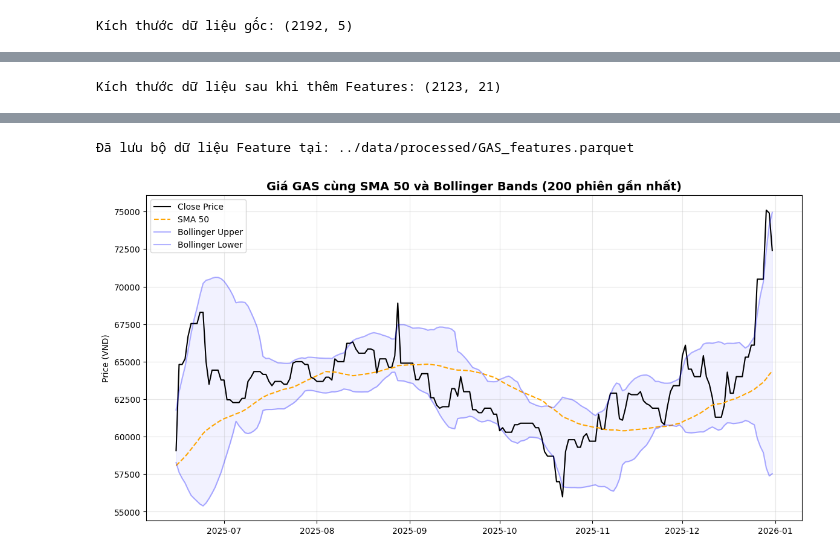
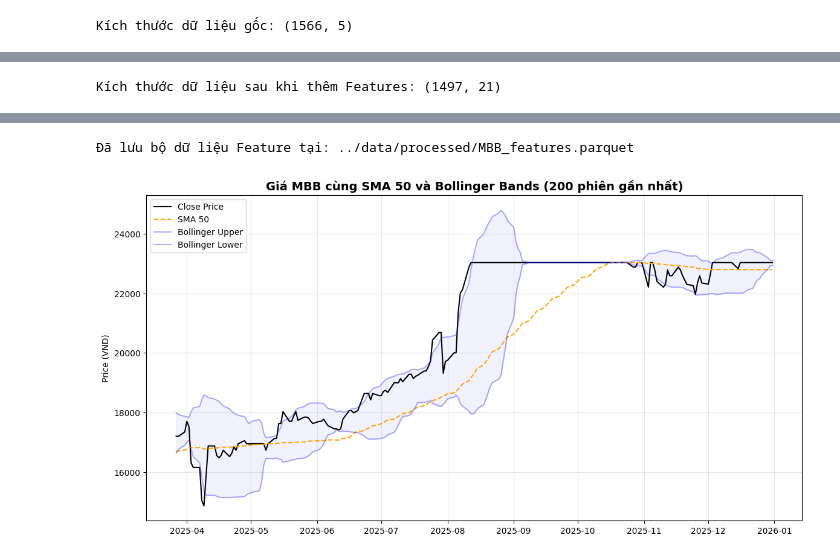
Before and after one commit to chungdangitnet/AI-Quant-Trading, a Jupyter notebook: notebook/05_technical_indicators.ipynb, the cells around one changed output, grey strips where cells are left out. Cells and saved outputs as stored; diff of their text form; code cells hidden in the pictures.

```diff
--- a/notebook/05_technical_indicators.ipynb
+++ b/notebook/05_technical_indicators.ipynb
@@ -13,7 +13,7 @@ from utils.feature_engineer import TechnicalFeatures
 %autoreload 2
 
 # Cell 2: Đọc dữ liệu
-df_clean = pd.read_parquet("../data/processed/GAS_cleaned.parquet")
+df_clean = pd.read_parquet("../data/processed/MBB_cleaned.parquet")
 print("Kích thước dữ liệu gốc:", df_clean.shape)
 
 # Cell 3: Sinh Feature Đặc trưng
@@ -25,7 +25,7 @@ print(f"Kích thước dữ liệu sau khi thêm Features: {df_features.shape}")
 display(df_features.iloc[-5:, -10:])
 
 # Cell 4: Lưu dữ liệu để huấn luyện ML
-output_path = "../data/processed/GAS_features.parquet"
+output_path = "../data/processed/MBB_features.parquet"
 df_features.to_parquet(output_path)
 print(f"Đã lưu bộ dữ liệu Feature tại: {output_path}")
 
@@ -41,7 +41,7 @@ plt.plot(plot_df.index, plot_df['BBU_20_2.0'], label='Bollinger Upper', color='b
 plt.plot(plot_df.index, plot_df['BBL_20_2.0'], label='Bollinger Lower', color='blue', alpha=0.3)
 plt.fill_between(plot_df.index, plot_df['BBL_20_2.0'], plot_df['BBU_20_2.0'], color='blue', alpha=0.05)
 
-plt.title("Giá GAS cùng SMA 50 và Bollinger Bands (200 phiên gần nhất)", fontsize=14, fontweight="bold")
+plt.title("Giá MBB cùng SMA 50 và Bollinger Bands (200 phiên gần nhất)", fontsize=14, fontweight="bold")
 plt.ylabel("Price (VND)")
 plt.legend()
 plt.grid(True, alpha=0.3)
@@ -51 +51 @@ plt.show()
-Kích thước dữ liệu gốc: (2192, 5)
+Kích thước dữ liệu gốc: (1566, 5)
@@ -54,3 +54,3 @@ Kích thước dữ liệu gốc: (2192, 5)
-Kích thước dữ liệu sau khi thêm Features: (2123, 21)
+Kích thước dữ liệu sau khi thêm Features: (1497, 21)
 |  | RSI_14 | Stoch_k | ROC | BBU_20_2.0 | BBL_20_2.0 | ATR | OBV | CMF | DXY | SP500 |
 | Date |  |  |  |  |  |  |  |  |  |  |
@@ -62,2 +62,2 @@ Kích thước dữ liệu sau khi thêm Features: (2123, 21)
-Đã lưu bộ dữ liệu Feature tại: ../data/processed/GAS_features.parquet
+Đã lưu bộ dữ liệu Feature tại: ../data/processed/MBB_features.parquet
-[figure, old version]
+[figure, new version]
```
Also changed, not shown: parts of 1 cell of this notebook, 12 other files.
